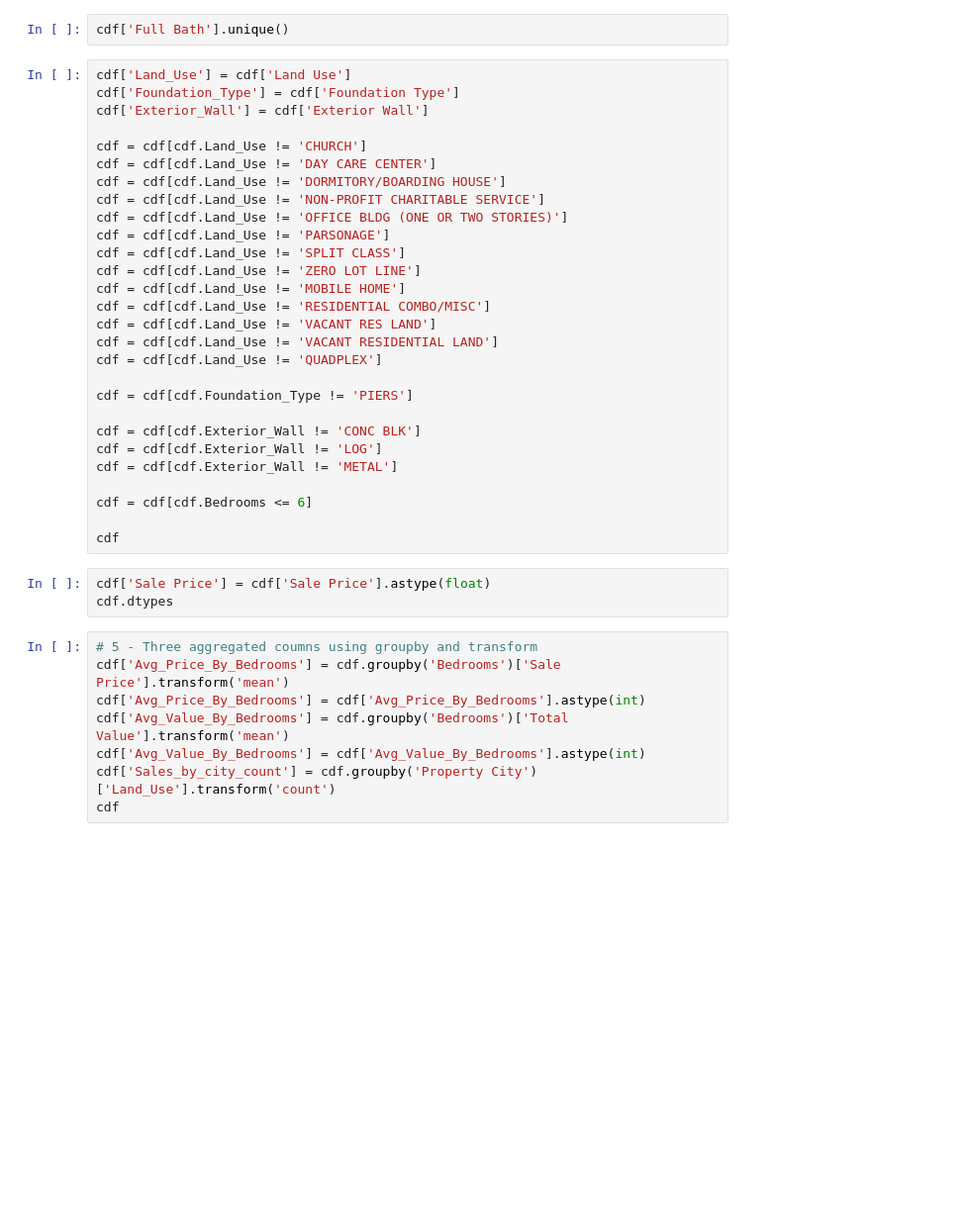
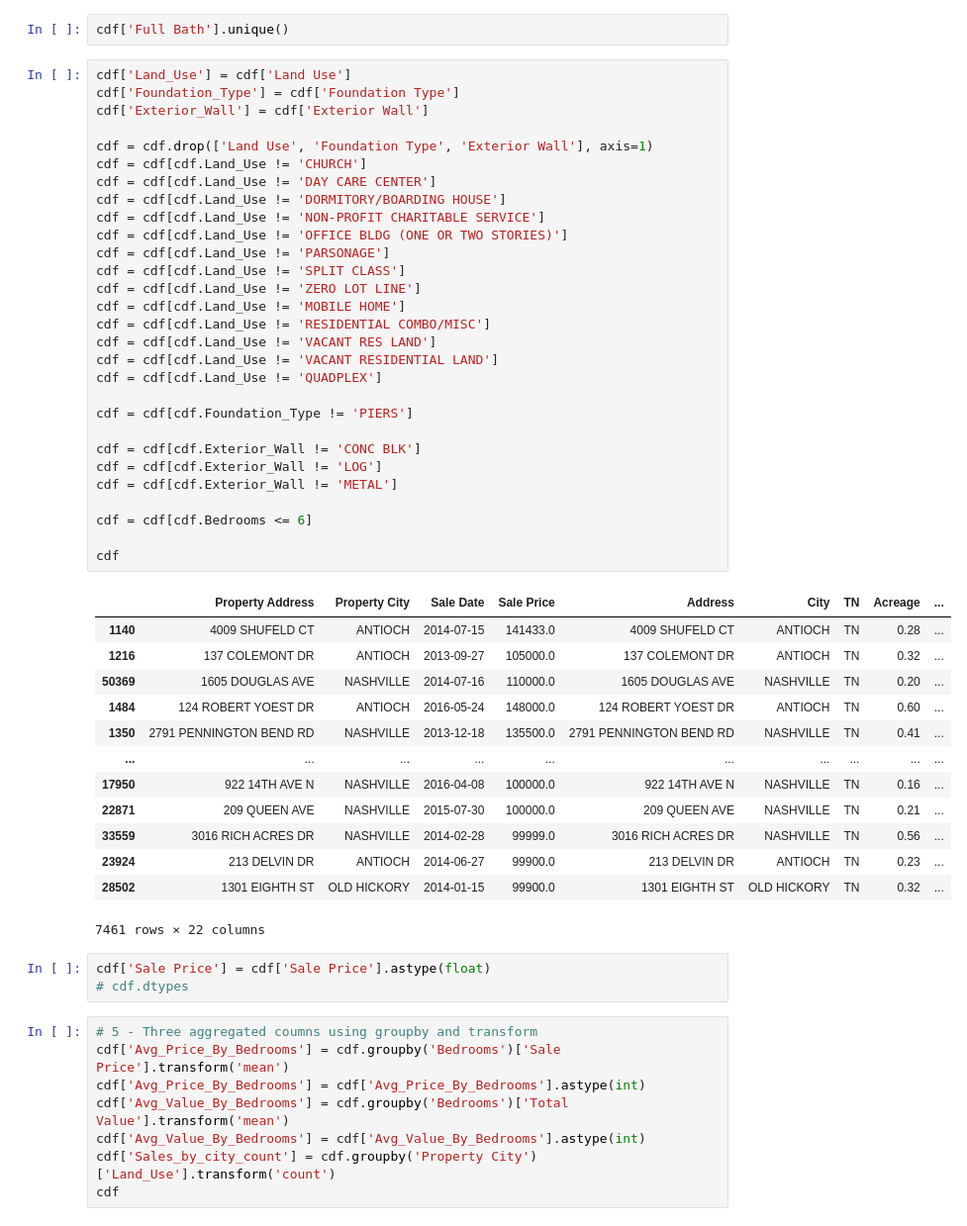
Before and after one commit to cmlakin/Machine-Learning-Final-Project----Lakin-Corrina, a Jupyter notebook: MLFP_Lakin.ipynb, the cells around one changed output. Shown at 99% size. Drawn from its saved outputs; the diff is of its cells as text; blank space fills up the shorter version.

```diff
--- a/MLFP_Lakin.ipynb
+++ b/MLFP_Lakin.ipynb
@@ -45,34 +53,49 @@ cdf['Full Bath'].unique()
 # %%
 cdf['Land_Use'] = cdf['Land Use']
 cdf['Foundation_Type'] = cdf['Foundation Type']
 cdf['Exterior_Wall'] = cdf['Exterior Wall']
 
+cdf = cdf.drop(['Land Use', 'Foundation Type', 'Exterior Wall'], axis=1)
 cdf = cdf[cdf.Land_Use != 'CHURCH']
 cdf = cdf[cdf.Land_Use != 'DAY CARE CENTER']
 cdf = cdf[cdf.Land_Use != 'DORMITORY/BOARDING HOUSE']
 cdf = cdf[cdf.Land_Use != 'NON-PROFIT CHARITABLE SERVICE']
 cdf = cdf[cdf.Land_Use != 'OFFICE BLDG (ONE OR TWO STORIES)']
 cdf = cdf[cdf.Land_Use != 'PARSONAGE']
 cdf = cdf[cdf.Land_Use != 'SPLIT CLASS']
 cdf = cdf[cdf.Land_Use != 'ZERO LOT LINE']
 cdf = cdf[cdf.Land_Use != 'MOBILE HOME']
 cdf = cdf[cdf.Land_Use != 'RESIDENTIAL COMBO/MISC']
 cdf = cdf[cdf.Land_Use != 'VACANT RES LAND']
 cdf = cdf[cdf.Land_Use != 'VACANT RESIDENTIAL LAND']
 cdf = cdf[cdf.Land_Use != 'QUADPLEX']
 
 cdf = cdf[cdf.Foundation_Type != 'PIERS']
 
 cdf = cdf[cdf.Exterior_Wall != 'CONC BLK']
 cdf = cdf[cdf.Exterior_Wall != 'LOG']
 cdf = cdf[cdf.Exterior_Wall != 'METAL']
 
 cdf = cdf[cdf.Bedrooms <= 6]
 
 cdf
+# %% [output]
+|  | Property Address | Property City | Sale Date | Sale Price | Address | City | TN | Acreage | ... |
+| 1140 | 4009 SHUFELD CT | ANTIOCH | 2014-07-15 | 141433.0 | 4009 SHUFELD CT | ANTIOCH | TN | 0.28 | ... |
+| 1216 | 137 COLEMONT DR | ANTIOCH | 2013-09-27 | 105000.0 | 137 COLEMONT DR | ANTIOCH | TN | 0.32 | ... |
+| 50369 | 1605 DOUGLAS AVE | NASHVILLE | 2014-07-16 | 110000.0 | 1605 DOUGLAS AVE | NASHVILLE | TN | 0.20 | ... |
+| 1484 | 124 ROBERT YOEST DR | ANTIOCH | 2016-05-24 | 148000.0 | 124 ROBERT YOEST DR | ANTIOCH | TN | 0.60 | ... |
+| 1350 | 2791 PENNINGTON BEND RD | NASHVILLE | 2013-12-18 | 135500.0 | 2791 PENNINGTON BEND RD | NASHVILLE | TN | 0.41 | ... |
+| ... | ... | ... | ... | ... | ... | ... | ... | ... | ... |
+| 17950 | 922 14TH AVE N | NASHVILLE | 2016-04-08 | 100000.0 | 922 14TH AVE N | NASHVILLE | TN | 0.16 | ... |
+| 22871 | 209 QUEEN AVE | NASHVILLE | 2015-07-30 | 100000.0 | 209 QUEEN AVE | NASHVILLE | TN | 0.21 | ... |
+| 33559 | 3016 RICH ACRES DR | NASHVILLE | 2014-02-28 | 99999.0 | 3016 RICH ACRES DR | NASHVILLE | TN | 0.56 | ... |
+| 23924 | 213 DELVIN DR | ANTIOCH | 2014-06-27 | 99900.0 | 213 DELVIN DR | ANTIOCH | TN | 0.23 | ... |
+| 28502 | 1301 EIGHTH ST | OLD HICKORY | 2014-01-15 | 99900.0 | 1301 EIGHTH ST | OLD HICKORY | TN | 0.32 | ... |
+7461 rows × 22 columns
 # %%
 cdf['Sale Price'] = cdf['Sale Price'].astype(float)
-cdf.dtypes
+# cdf.dtypes
 # %%
 # 5 - Three aggregated coumns using groupby and transform
 cdf['Avg_Price_By_Bedrooms'] = cdf.groupby('Bedrooms')['Sale Price'].transform('mean')
```
Also changed, not shown: parts of 9 cells of this notebook.
